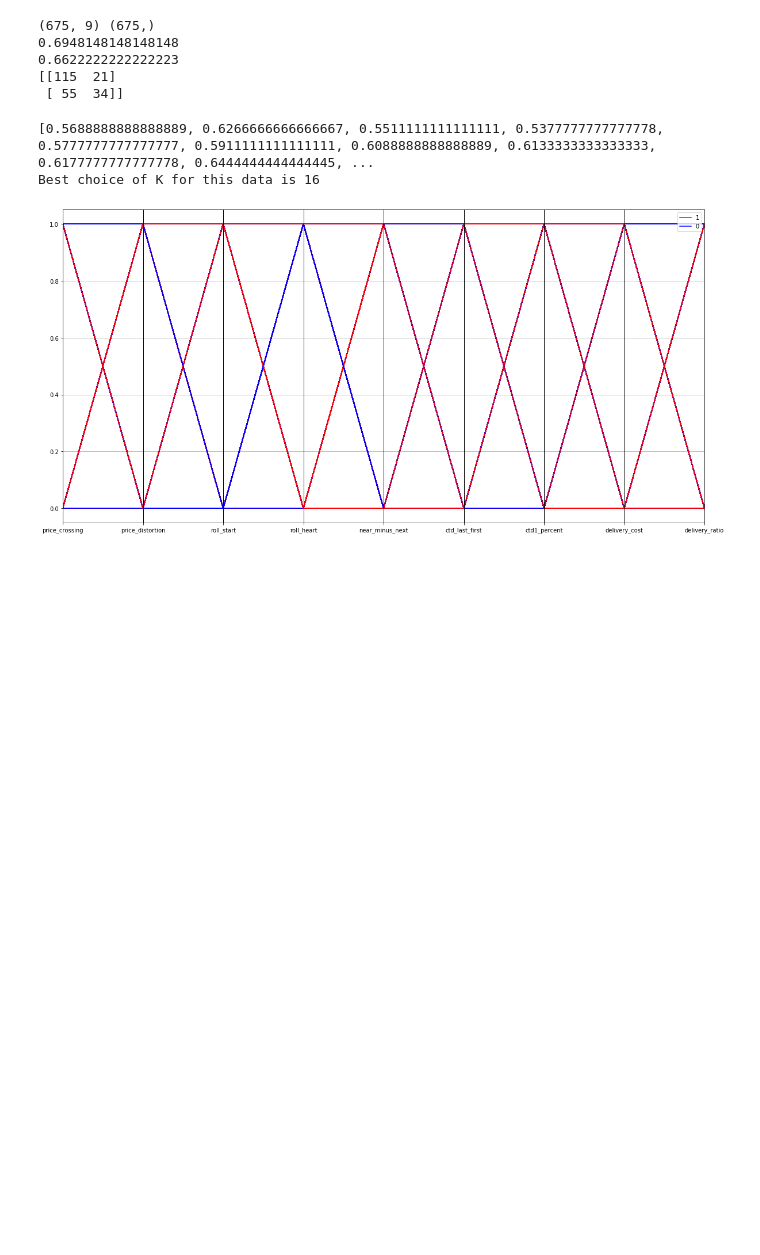
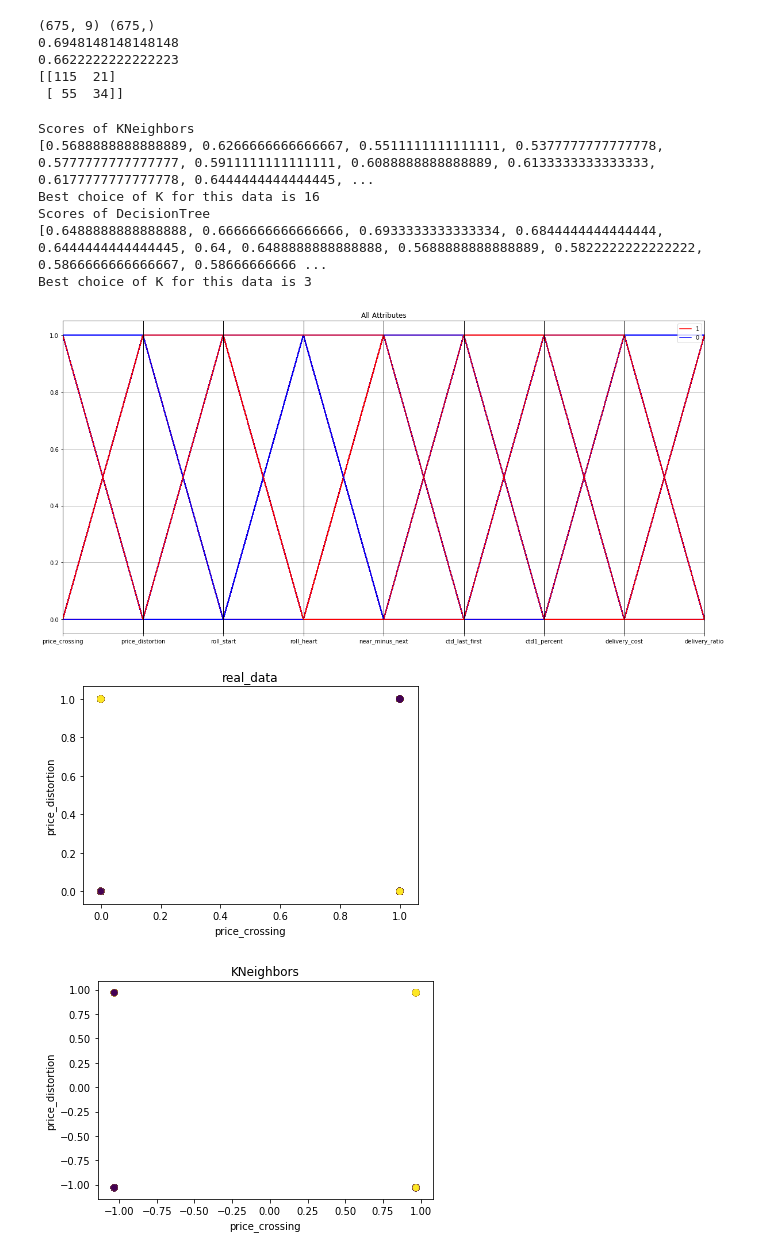
Before and after one commit to StardustCrusadersKujo/IE598_F19_HW2, a Jupyter notebook: kneighbors_treasury .ipynb, the cells around one changed output. Saved outputs shown, nothing was run; the diff lists cells and outputs as text; code cells hidden in the pictures; blank space fills up the shorter version.

```diff
--- a/kneighbors_treasury .ipynb
+++ b/kneighbors_treasury .ipynb
@@ -74,18 +75,60 @@ for k in k_range:
 [[115  21]
  [ 55  34]]
 # %%
+print ('Scores of KNeighbors')
 print (scores)
 print ('Best choice of K for this data is', K)
+from sklearn.tree import DecisionTreeClassifier
+from mlxtend.plotting import plot_decision_regions
+scores1 = []
+K1 = 0
+k_range = range(1, 26)
+curr = 0
+for k in k_range:
+    tree = DecisionTreeClassifier (criterion = 'gini', max_depth = k, random_state = 1)
+    tree.fit(X_train, y_train)
+    y_pred1 = tree.predict(X_test)
+    temp = metrics.accuracy_score(y_test, y_pred1)
+    if temp > curr:
+        curr = temp
+        K1 = k
+    scores1.append(metrics.accuracy_score(y_test, y_pred1))
+print ('Scores of DecisionTree')
+print (scores1)
+print ('Best choice of K for this data is', K1)
+
 import matplotlib.pyplot as plt
 import pandas as pd
 plt.figure(figsize=(20,10))
 pd.plotting.parallel_coordinates(df,'squeeze',color=('red', 'blue'))
+plt.title('All Attributes')
+plt.show()
+plt.scatter(X.iloc[:,0], X.iloc[:, 1], c = y)
+plt.title('real_data')
+plt.xlabel('price_crossing')
+plt.ylabel('price_distortion')
+plt.show()
+plt.scatter(X_test[:,0], X_test[:, 1], c = y_pred)
+plt.title('KNeighbors')
+plt.xlabel('price_crossing')
+plt.ylabel('price_distortion')
+plt.show()
+plt.scatter(X_test[:,0], X_test[:, 1], c = y_pred1)
+plt.title('Decision-Tree')
+plt.xlabel('price_crossing')
+plt.ylabel('price_distortion')
 plt.show()
 
 print("My name is {Zijie Lin}")
 print("My NetID is: {zlin36}")
 print("I hereby certify that I have read the University policy on Academic Integrity and that I am not in violation.")
 # %% [output]
+Scores of KNeighbors
 [0.5688888888888889, 0.6266666666666667, 0.5511111111111111, 0.5377777777777778, 0.5777777777777777, 0.5911111111111111, 0.6088888888888889, 0.6133333333333333, 0.6177777777777778, 0.6444444444444445, ...
 Best choice of K for this data is 16
+Scores of DecisionTree
+[0.6488888888888888, 0.6666666666666666, 0.6933333333333334, 0.6844444444444444, 0.6444444444444445, 0.64, 0.6488888888888888, 0.5688888888888889, 0.5822222222222222, 0.5866666666666667, 0.58666666666 ...
+Best choice of K for this data is 3
-[figure, old version]
+[figure, new version]
+[figure, added]
+[figure, added]
```
Also changed, not shown: parts of 3 cells of this notebook.
